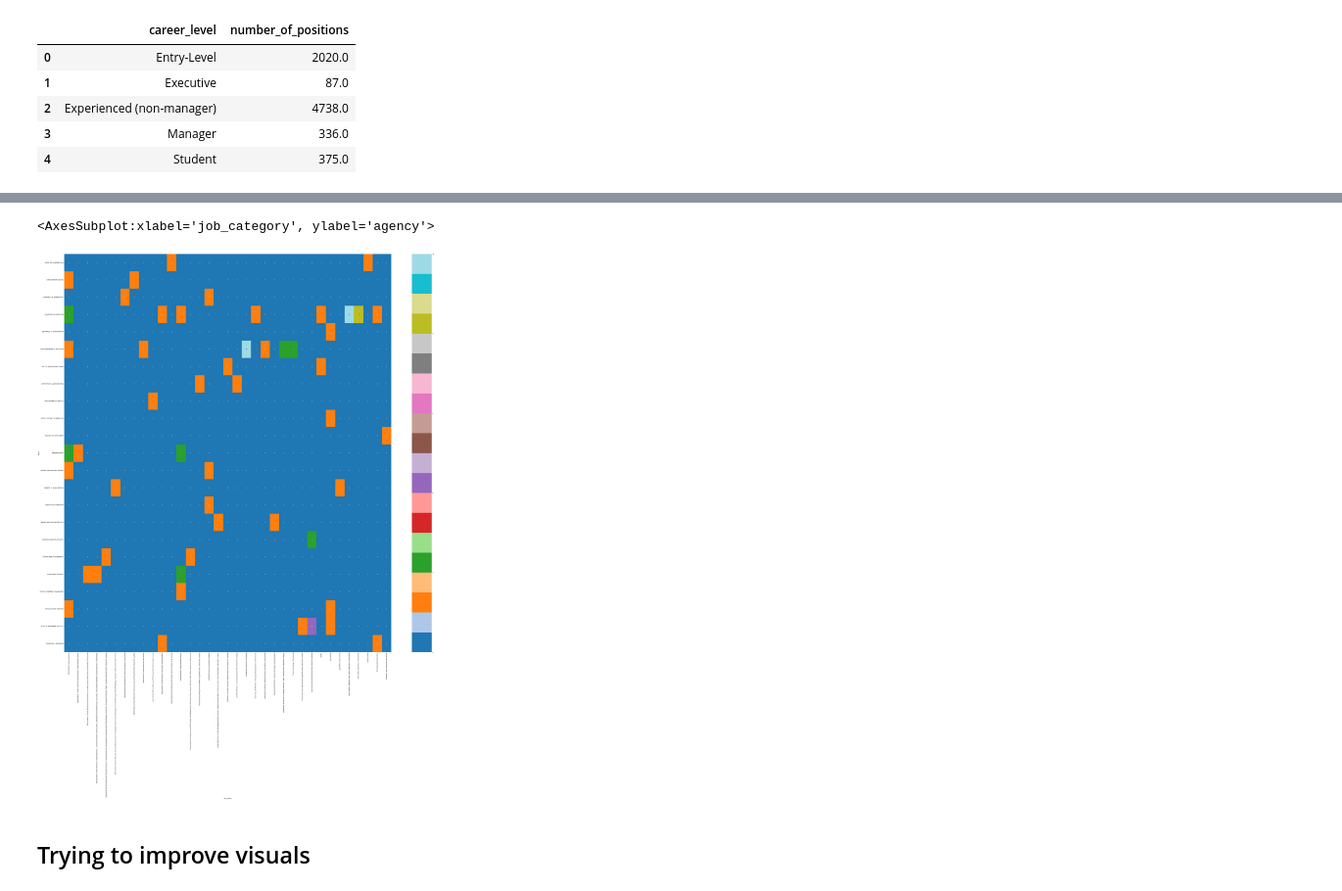
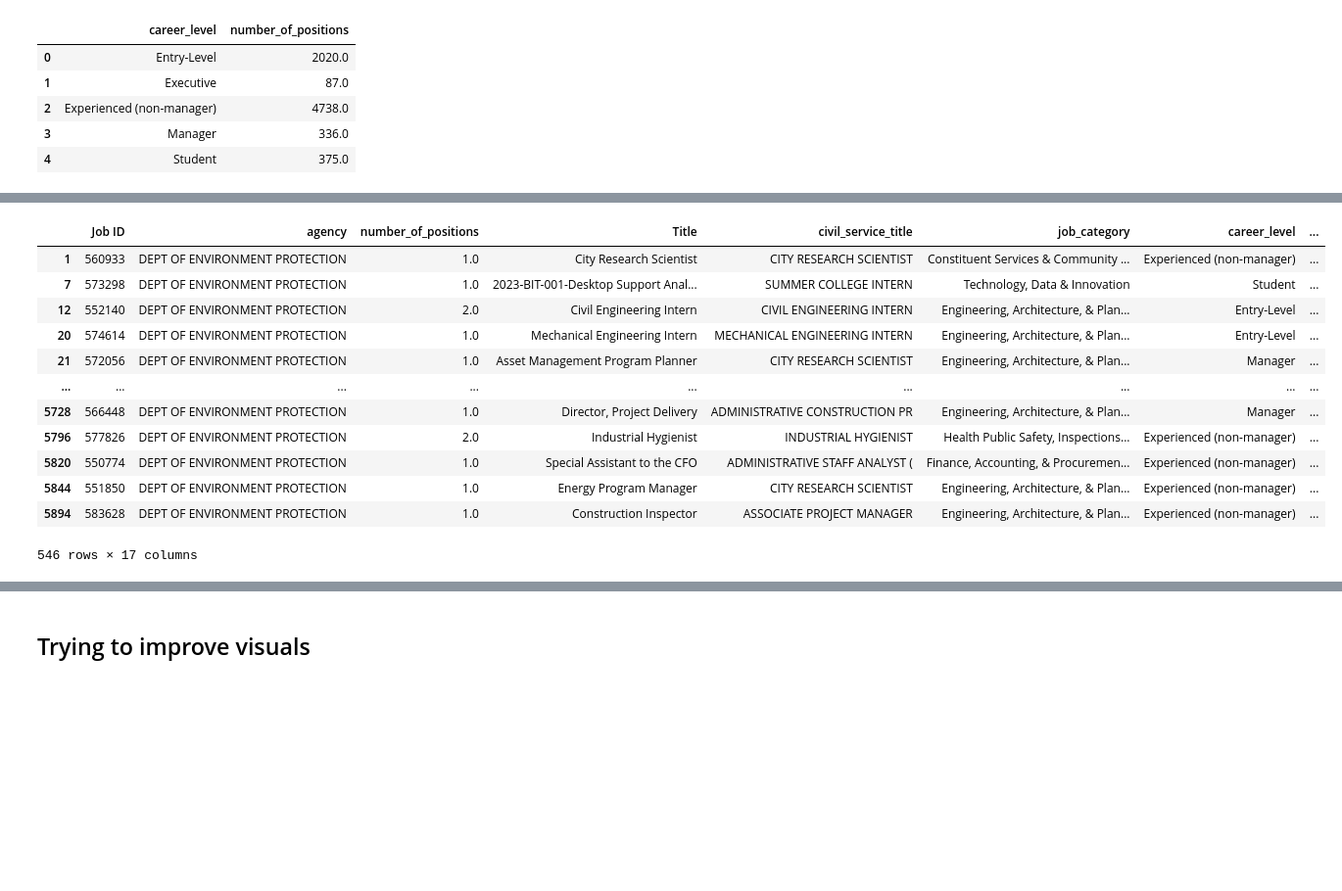
Before and after one commit to tahiratabassum19/NYCJobs, a Jupyter notebook: practice.ipynb, the cells around one changed output, grey strips where cells are left out. Shown: that part at 98% size. Cells and saved outputs as stored; diff of their text form; code cells hidden in the pictures; blank space fills up the shorter version.

```diff
--- a/practice.ipynb
+++ b/practice.ipynb
@@ -225,3 +192,20 @@ df['job_category'].unique().shape
+# %%
+temp_df=df[df['agency']=='DEPT OF ENVIRONMENT PROTECTION']
+temp_df
+# %% [output]
+|  | Job ID | agency | number_of_positions | Title | civil_service_title | job_category | career_level | ... |
+| 1 | 560933 | DEPT OF ENVIRONMENT PROTECTION | 1.0 | City Research Scientist | CITY RESEARCH SCIENTIST | Constituent Services & Community ... | Experienced (non-manager) | ... |
+| 7 | 573298 | DEPT OF ENVIRONMENT PROTECTION | 1.0 | 2023-BIT-001-Desktop Support Anal... | SUMMER COLLEGE INTERN | Technology, Data & Innovation | Student | ... |
+| 12 | 552140 | DEPT OF ENVIRONMENT PROTECTION | 2.0 | Civil Engineering Intern | CIVIL ENGINEERING INTERN | Engineering, Architecture, & Plan... | Entry-Level | ... |
+| 20 | 574614 | DEPT OF ENVIRONMENT PROTECTION | 1.0 | Mechanical Engineering Intern | MECHANICAL ENGINEERING INTERN | Engineering, Architecture, & Plan... | Entry-Level | ... |
+| 21 | 572056 | DEPT OF ENVIRONMENT PROTECTION | 1.0 | Asset Management Program Planner | CITY RESEARCH SCIENTIST | Engineering, Architecture, & Plan... | Manager | ... |
+| ... | ... | ... | ... | ... | ... | ... | ... | ... |
+| 5728 | 566448 | DEPT OF ENVIRONMENT PROTECTION | 1.0 | Director, Project Delivery | ADMINISTRATIVE CONSTRUCTION PR | Engineering, Architecture, & Plan... | Manager | ... |
+| 5796 | 577826 | DEPT OF ENVIRONMENT PROTECTION | 2.0 | Industrial Hygienist | INDUSTRIAL HYGIENIST | Health Public Safety, Inspections... | Experienced (non-manager) | ... |
+| 5820 | 550774 | DEPT OF ENVIRONMENT PROTECTION | 1.0 | Special Assistant to the CFO | ADMINISTRATIVE STAFF ANALYST ( | Finance, Accounting, & Procuremen... | Experienced (non-manager) | ... |
+| 5844 | 551850 | DEPT OF ENVIRONMENT PROTECTION | 1.0 | Energy Program Manager | CITY RESEARCH SCIENTIST | Engineering, Architecture, & Plan... | Experienced (non-manager) | ... |
+| 5894 | 583628 | DEPT OF ENVIRONMENT PROTECTION | 1.0 | Construction Inspector | ASSOCIATE PROJECT MANAGER | Engineering, Architecture, & Plan... | Experienced (non-manager) | ... |
+546 rows × 17 columns
 # %%
 import plotly.express as px
 # %%
@@ -241,25 +224,6 @@ fig = px.line(jobs_per_month, x='Month Year', y='Job Count')
 fig.show()
 # %% [output]
 [interactive output not drawn]
-# %%
-import numpy as np
-new_df=df[df['career_level']=='Executive']
-agency = new_df.groupby(['agency' , 'job_category'])['number_of_positions'].sum().astype(float).reset_index()
-
-#a=agency['number_of_positions'].sum()
-a=agency.pivot(index='agency',columns='job_category',values='number_of_positions').fillna(0)
-unique_agencies = df['agency'].unique()
-unique_job_categories = df['job_category'].unique()
-
-# Reindex the heatmap_data with all unique values
-heatmap_data = a.reindex(index=unique_agencies, columns=unique_job_categories)
-plt.figure(figsize=(60,60))
-plt.yticks(ticks=range(len(heatmap_data.index)), labels=heatmap_data.index)
-
-sns.heatmap(a, annot=True, cmap="tab20")
-# %% [output]
-<AxesSubplot:xlabel='job_category', ylabel='agency'>
-[figure, removed]
 # %% [markdown]
 ## Trying to improve visuals
 # %%
```
Also changed, not shown: parts of 69 cells of this notebook, 8 other files.
